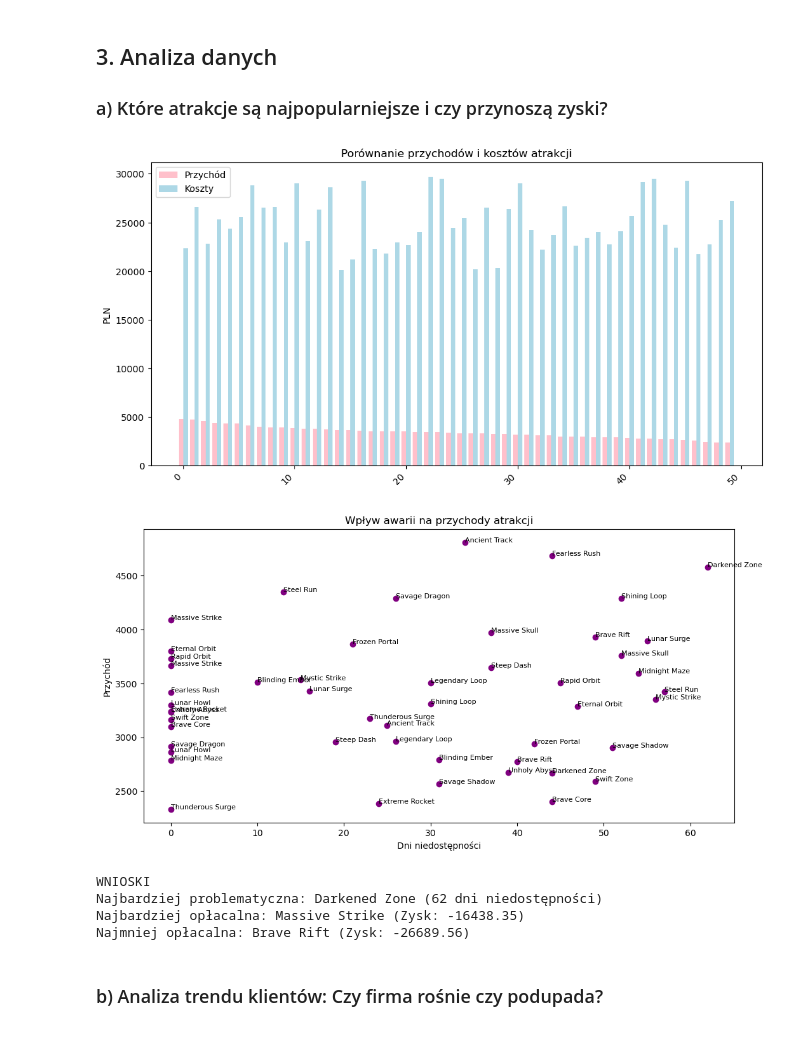
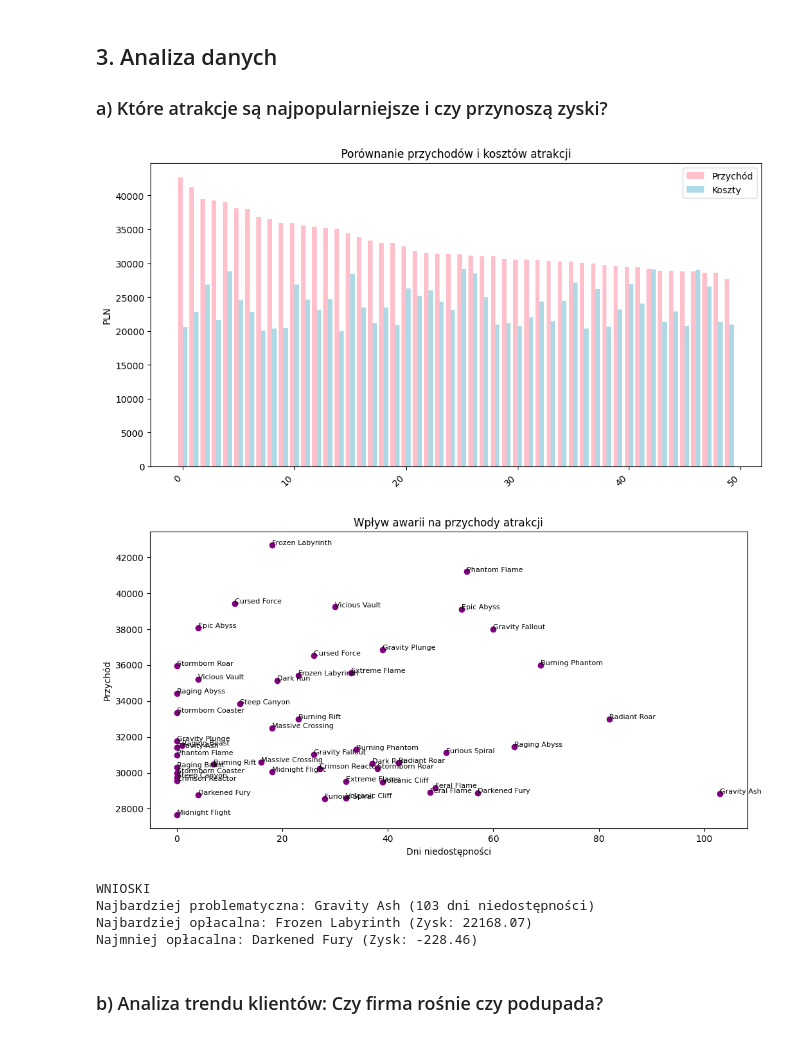
Before and after one commit to patrycja-krzyz/projekt_bazy, a Jupyter notebook: raport_i_analiza.ipynb, the cells around one changed output. Drawn from its saved outputs; the diff is of its cells as text; code cells hidden in the pictures.

```diff
--- a/raport_i_analiza.ipynb
+++ b/raport_i_analiza.ipynb
@@ -58,7 +58,7 @@ LEFT JOIN (
     SELECT
         pr.attraction_id,
         COUNT(pt.ticket_id) AS sprzedane_bilety,
-        SUM(p.amount) AS przychod
+        SUM(pr.amount) AS przychod
     FROM prices pr
     JOIN payment_ticket pt ON pr.ticket_id = pt.ticket_id
     JOIN payments p ON pt.payment_id = p.payment_id
@@ -99,39 +99,39 @@ import numpy as np
 x = np.arange(len(posortowane))
 szerokosc = 0.4
 plt.figure(figsize=(12,6))
 plt.bar(x - szerokosc/2, posortowane["przychod"], width=szerokosc, color='pink', label="Przychód")
 plt.bar(x + szerokosc/2, posortowane["koszty"], width=szerokosc, color='lightblue', label="Koszty")
 plt.xticks(rotation=45, ha='right') #przekrecamy podpisy osi x, aby nie nachodizly na siebie
 plt.ylabel("PLN")
 plt.title("Porównanie przychodów i kosztów atrakcji")
 plt.legend()
 plt.show()
 
 
 plt.figure(figsize=(12,6))
 plt.scatter(posortowane["dni_niedostepnosci"], posortowane["przychod"], color='purple')
 for i, row in posortowane.iterrows():
     plt.text(row["dni_niedostepnosci"], row["przychod"], row["atrakcje"], fontsize=8)
 plt.xlabel("Dni niedostępności")
 plt.ylabel("Przychód")
 plt.title("Wpływ awarii na przychody atrakcji")
 plt.show()
 
 print("WNIOSKI")
 problem = df.sort_values("dni_niedostepnosci", ascending=False).iloc[0]
 print(f"Najbardziej problematyczna: {problem['atrakcje']} ({problem['dni_niedostepnosci']} dni niedostępności)")
 
 best = df.sort_values("zysk", ascending=False).iloc[0]
 worst = df.sort_values("zysk").iloc[0]
 print(f"Najbardziej opłacalna: {best['atrakcje']} (Zysk: {best['zysk']:.2f})")
 print(f"Najmniej opłacalna: {worst['atrakcje']} (Zysk: {worst['zysk']:.2f})")
 # %% [output]
-[figure, old version]
+[figure, new version]
-[figure, old version]
+[figure, new version]
 WNIOSKI
-Najbardziej problematyczna: Darkened Zone (62 dni niedostępności)
-Najbardziej opłacalna: Massive Strike (Zysk: -16438.35)
-Najmniej opłacalna: Brave Rift (Zysk: -26689.56)
+Najbardziej problematyczna: Gravity Ash (103 dni niedostępności)
+Najbardziej opłacalna: Frozen Labyrinth (Zysk: 22168.07)
+Najmniej opłacalna: Darkened Fury (Zysk: -228.46)
 # %% [markdown]
 ### b) Analiza trendu klientów: Czy firma rośnie czy podupada?
 # %%
```
Also changed, not shown: parts of 7 cells of this notebook, 5 other files.
